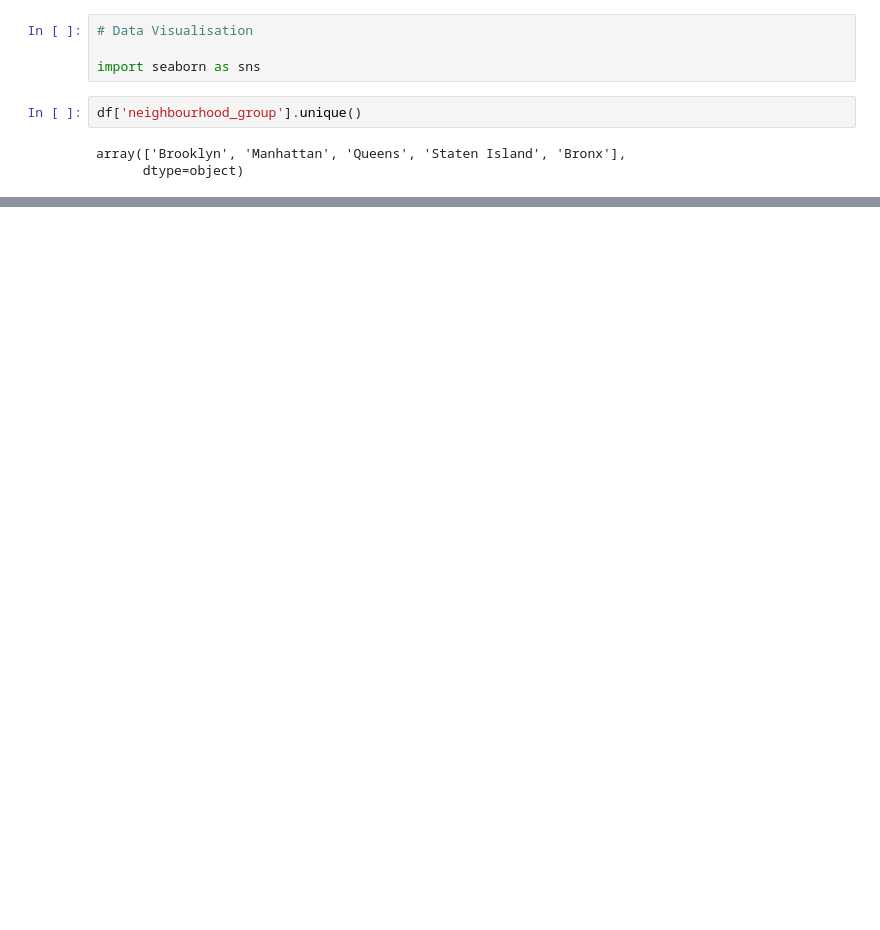
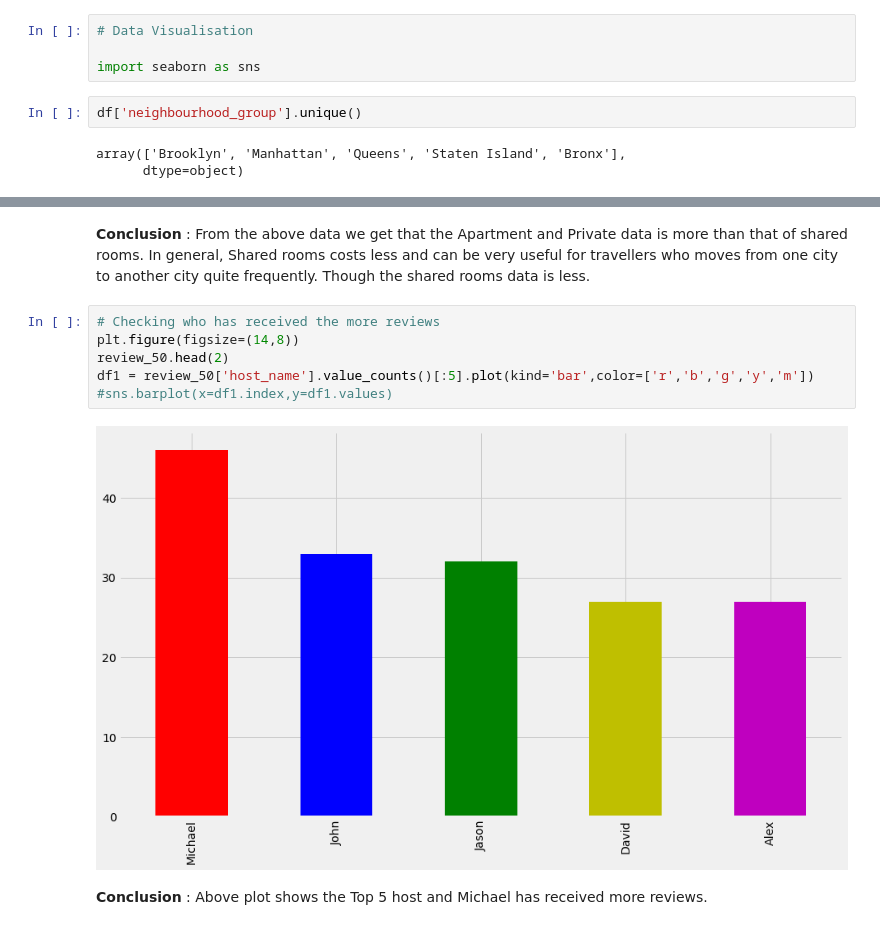
Before and after one commit to 88270gagan/AirBnb-Booking-Analysis, a Jupyter notebook: Airbnb_Bookings_Analysis_Capstone_Project.ipynb, the cells around one changed output, grey strips where cells are left out. Drawn from its saved outputs; the diff is of its cells as text; blank space fills up the shorter version.

```diff
--- a/Airbnb_Bookings_Analysis_Capstone_Project.ipynb
+++ b/Airbnb_Bookings_Analysis_Capstone_Project.ipynb
@@ -260,2 +258,14 @@ Text(0.5, 1.0, 'reviews_per_month')
+# %% [markdown]
+**Conclusion** : From the above data we get that  the Apartment and Private data is more than that of shared rooms. In general, Shared rooms costs less and can be very useful for travellers who moves from one city to another city quite frequently. Though the shared rooms data is less.
+# %%
+# Checking who has received the more reviews
+plt.figure(figsize=(14,8))
+review_50.head(2)
+df1 = review_50['host_name'].value_counts()[:5].plot(kind='bar',color=['r','b','g','y','m'])
+#sns.barplot(x=df1.index,y=df1.values)
+# %% [output]
+[figure, added]
+# %% [markdown]
+**Conclusion** : Above plot shows the Top 5 host and   Michael has received more reviews.
 # %%
 #Relation between neighbour group and Availability of Room
```
Also changed, not shown: parts of 48 cells of this notebook.
